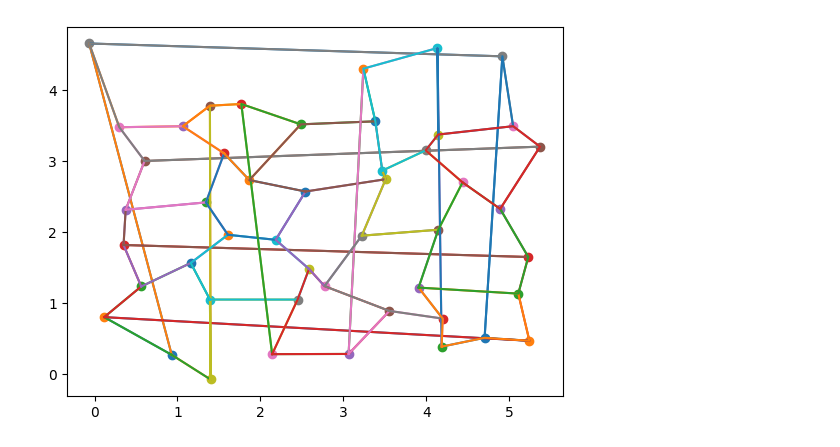
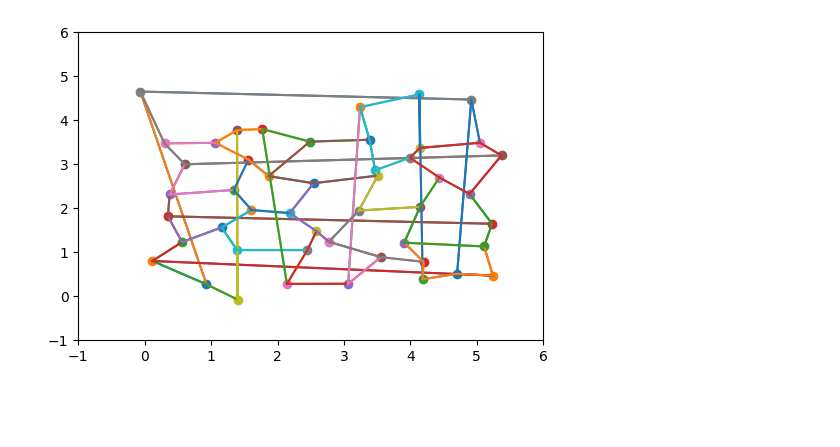
Before and after one commit to tylerrchang/vertex-model, a Jupyter notebook: testing.ipynb, the cells around one changed output. Saved outputs shown, nothing was run; the diff lists cells and outputs as text; code cells hidden in the pictures; blank space fills up the shorter version.

```diff
--- a/testing.ipynb
+++ b/testing.ipynb
@@ -71,10 +18,13 @@ plt.plot([1,2], [1,2])
 # %%
-plt.figure()
+# This chunk graphs t = 0
+plt.figure(figsize = (6,4))
+plt.xlim(-1, 6)
+plt.ylim(-1, 6)
 for v in data.vert_list:
     plt.scatter(v.x, v.y)
 
 for cell in data.cell_list:
     x_poly, y_poly = cell.polygon.exterior.xy
     plt.plot(x_poly, y_poly)
 # %% [output]
-[figure, old version]
+[figure, new version]
```
Also changed, not shown: parts of 10 cells of this notebook, 4 other files.
